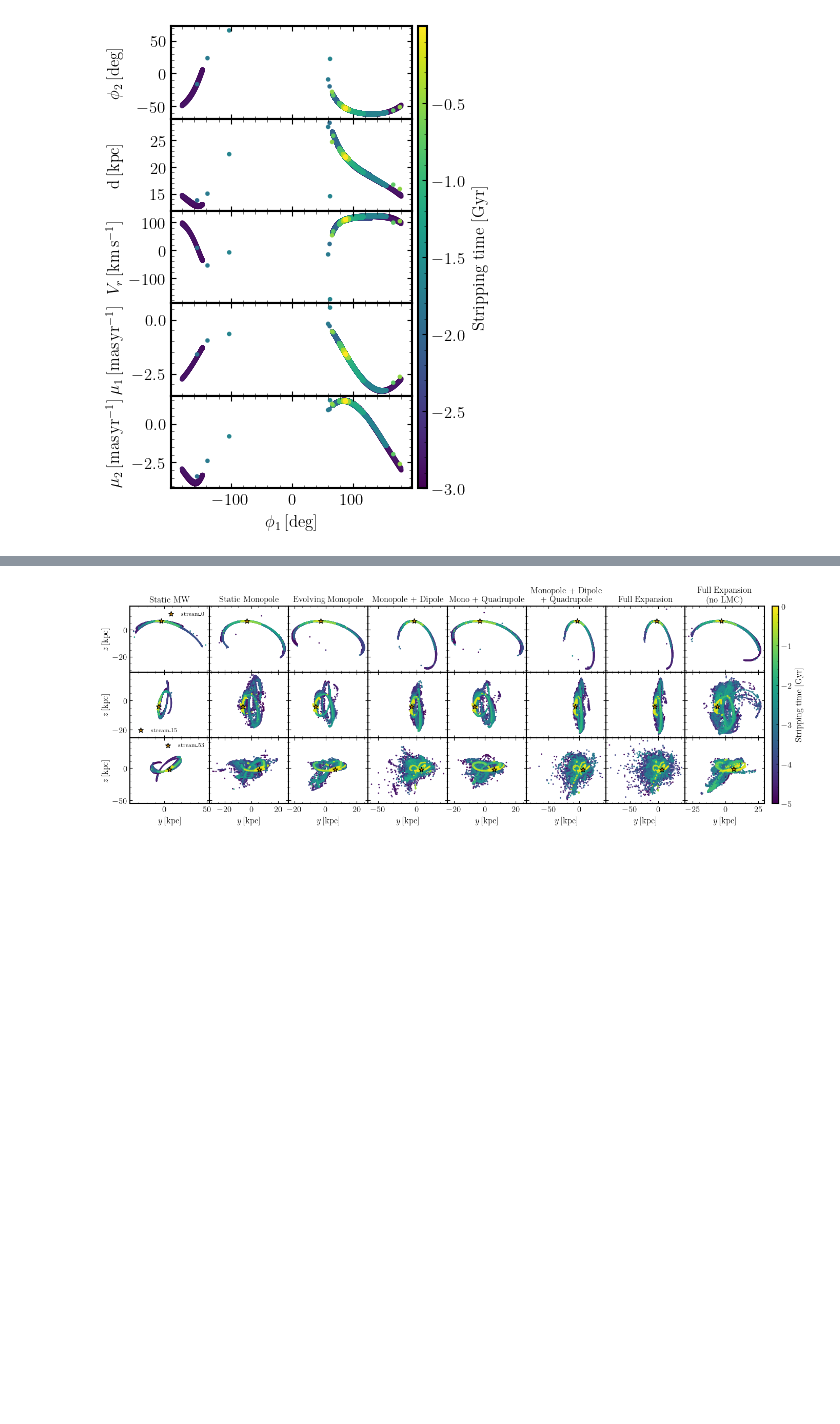
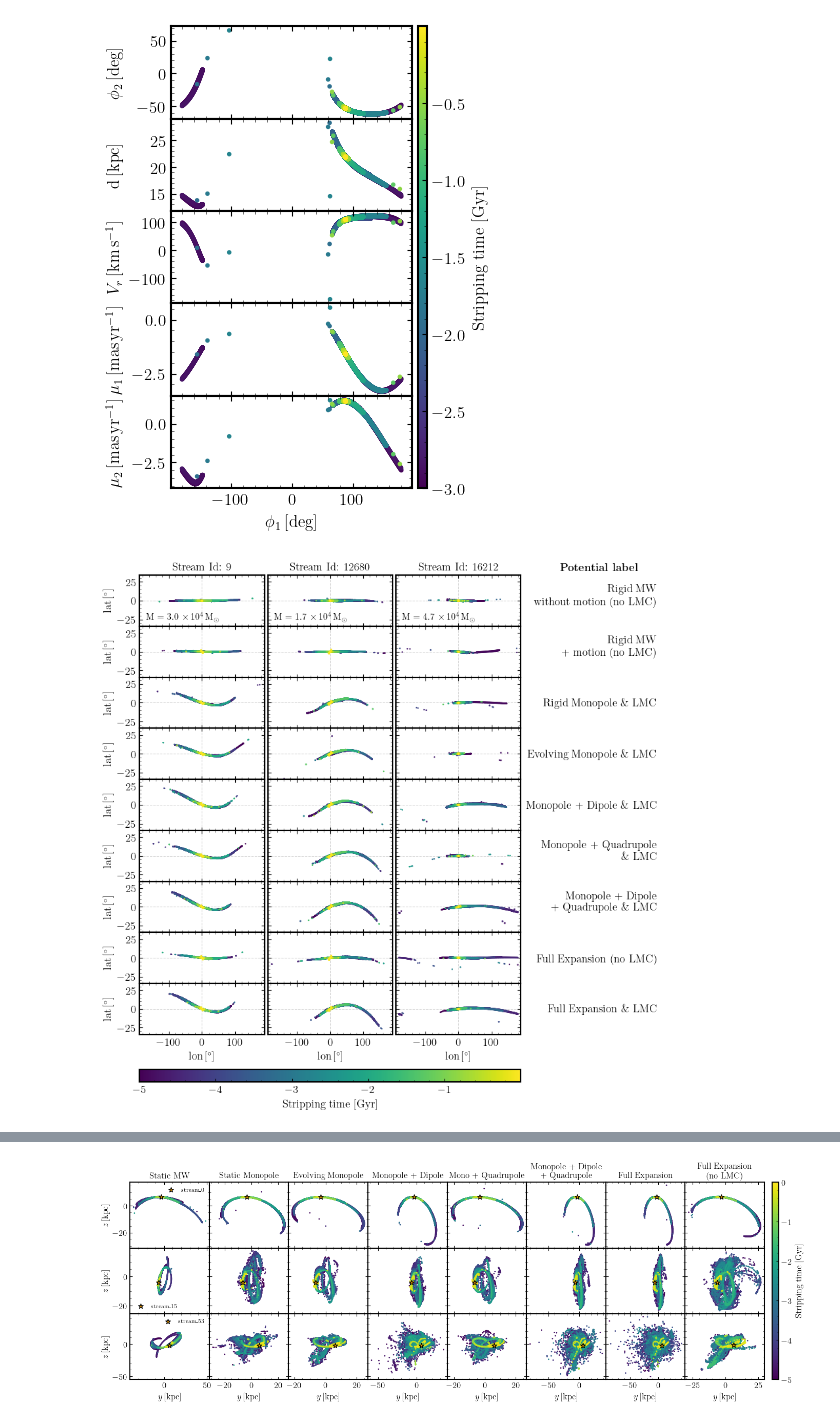
Before and after one commit to dc-broo3/oceanus, a Jupyter notebook: analysis/visualisation.ipynb, the cells around one changed output, grey strips where cells are left out. Saved outputs shown, nothing was run; the diff lists cells and outputs as text; code cells hidden in the pictures; blank space fills up the shorter version.

```diff
--- a/analysis/visualisation.ipynb
+++ b/analysis/visualisation.ipynb
@@ -457 +541,21 @@ def plot_stream_frames(streams, path, potentials, labels, figsize, plotname, sav
+# %%
+streams = list(['stream_9', 'stream_12680', 'stream_16212'])
+stream_labels = list(['Stream Id: 9', 'Stream Id: 12680', 'Stream Id: 16212'])
+path = '/mnt/ceph/users/rbrooks/oceanus/analysis/stream-runs/combined-files/16384-dt1Myr/'
+plotname = 'fig1-portrait'
+fs = (7.5,11.5)
+
+potentials = list(['rigid-mw.hdf5','static-mw.hdf5', 'rm-MWhalo-full-MWdisc-full-LMC.hdf5', 'em-MWhalo-full-MWdisc-full-LMC.hdf5',
+                  'md-MWhalo-full-MWdisc-full-LMC.hdf5', 'mq-MWhalo-full-MWdisc-full-LMC.hdf5', 'mdq-MWhalo-full-MWdisc-full-LMC.hdf5',\
+                        'full-MWhalo-full-MWdisc-no-LMC.hdf5', 'full-MWhalo-full-MWdisc-full-LMC.hdf5'])
+
+labels = list(['Rigid MW \n without motion (no LMC)', 'Rigid MW \n + motion (no LMC)', 'Rigid Monopole \& LMC', 'Evolving Monopole \& LMC',
+              'Monopole + Dipole \& LMC', 'Monopole + Quadrupole \n \& LMC', 'Monopole + Dipole \n + Quadrupole \& LMC', \
+               'Full Expansion (no LMC)', 'Full Expansion \& LMC'])
+
+# potentials = list(['rigid-mw.hdf5', 'static-mw.hdf5'])
+
+plot_stream_frames_portrait(streams, path, potentials, labels, stream_labels, fs, plotname, True)
+# %% [output]
+[figure, added]
 # %%
```
Also changed, not shown: parts of 5 cells of this notebook, 2 other files.
